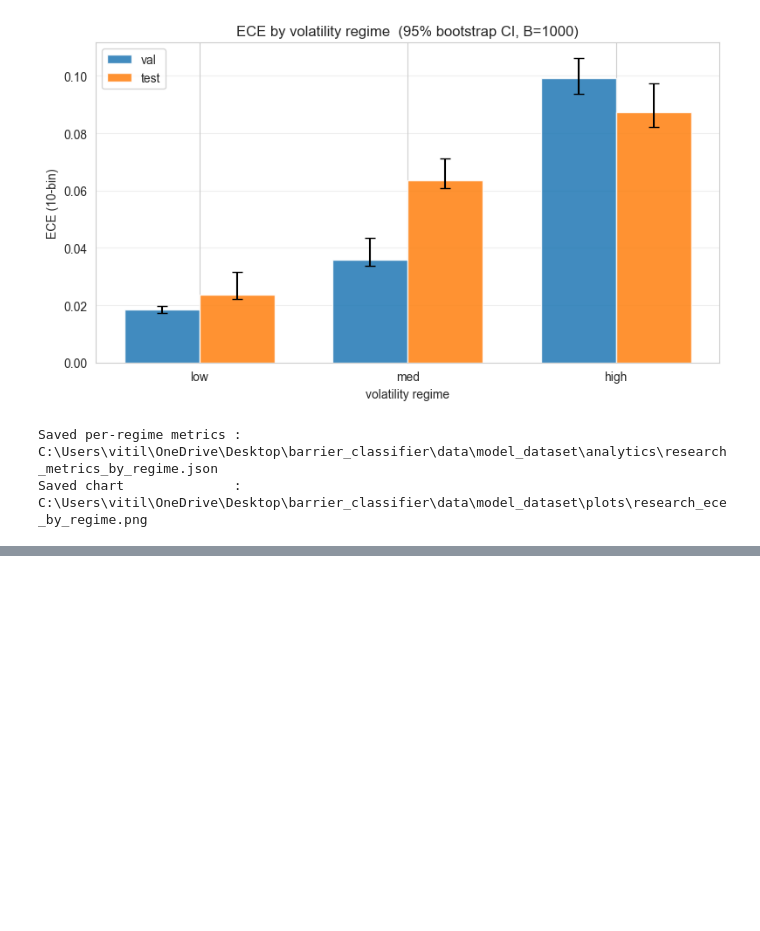
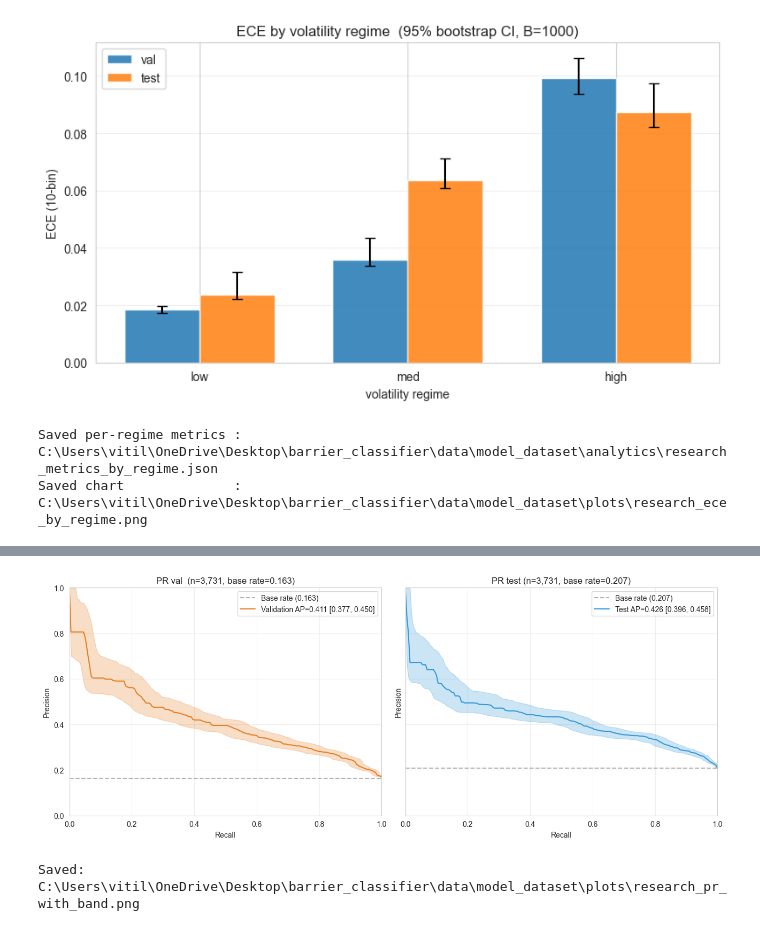
Before and after one commit to VitaIll/barrier_classifier, a Jupyter notebook: notebooks/04_offline_study.ipynb, the cells around one changed output, grey strips where cells are left out. Cells and saved outputs as stored; diff of their text form; code cells hidden in the pictures; blank space fills up the shorter version.

```diff
--- a/notebooks/04_offline_study.ipynb
+++ b/notebooks/04_offline_study.ipynb
@@ -451,0 +476,16 @@ Subsequent sections will land as the corresponding analytics phases are built:
+# %%
+# Side-by-side PR: val vs test, with base-rate reference and 95% bands
+fig, axes = plt.subplots(1, 2, figsize=(13, 5.2), sharey=True)
+plot_pr_with_band(val_pr,  ax=axes[0], base_rate=float(val_cache["y"].mean()),
+                  color="#e67e22", label="Validation")
+plot_pr_with_band(test_pr, ax=axes[1], base_rate=float(test_cache["y"].mean()),
+                  color="#3498db", label="Test")
+axes[0].set_title(f"PR val  (n={len(val_cache):,}, base rate={val_cache['y'].mean():.3f})")
+axes[1].set_title(f"PR test (n={len(test_cache):,}, base rate={test_cache['y'].mean():.3f})")
+plt.tight_layout()
+fig.savefig(PLOTS_DIR / "research_pr_with_band.png", dpi=150)
+plt.show()
+print(f"Saved: {PLOTS_DIR / 'research_pr_with_band.png'}")
+# %% [output]
+[figure, added]
+Saved: C:\Users\vitil\OneDrive\Desktop\barrier_classifier\data\model_dataset\plots\research_pr_with_band.png
```
Also changed, not shown: parts of 25 cells of this notebook, 9 other files.
